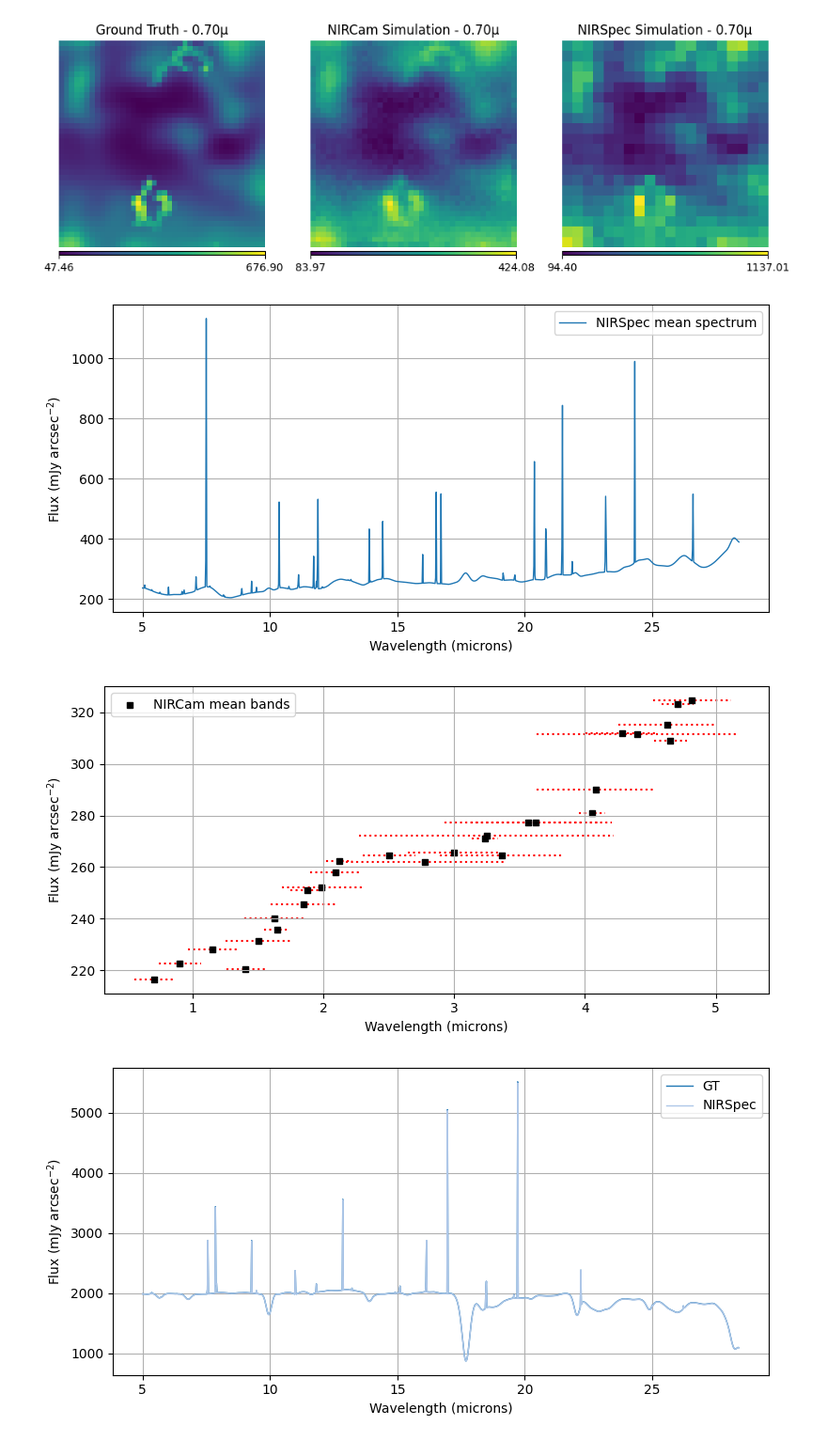
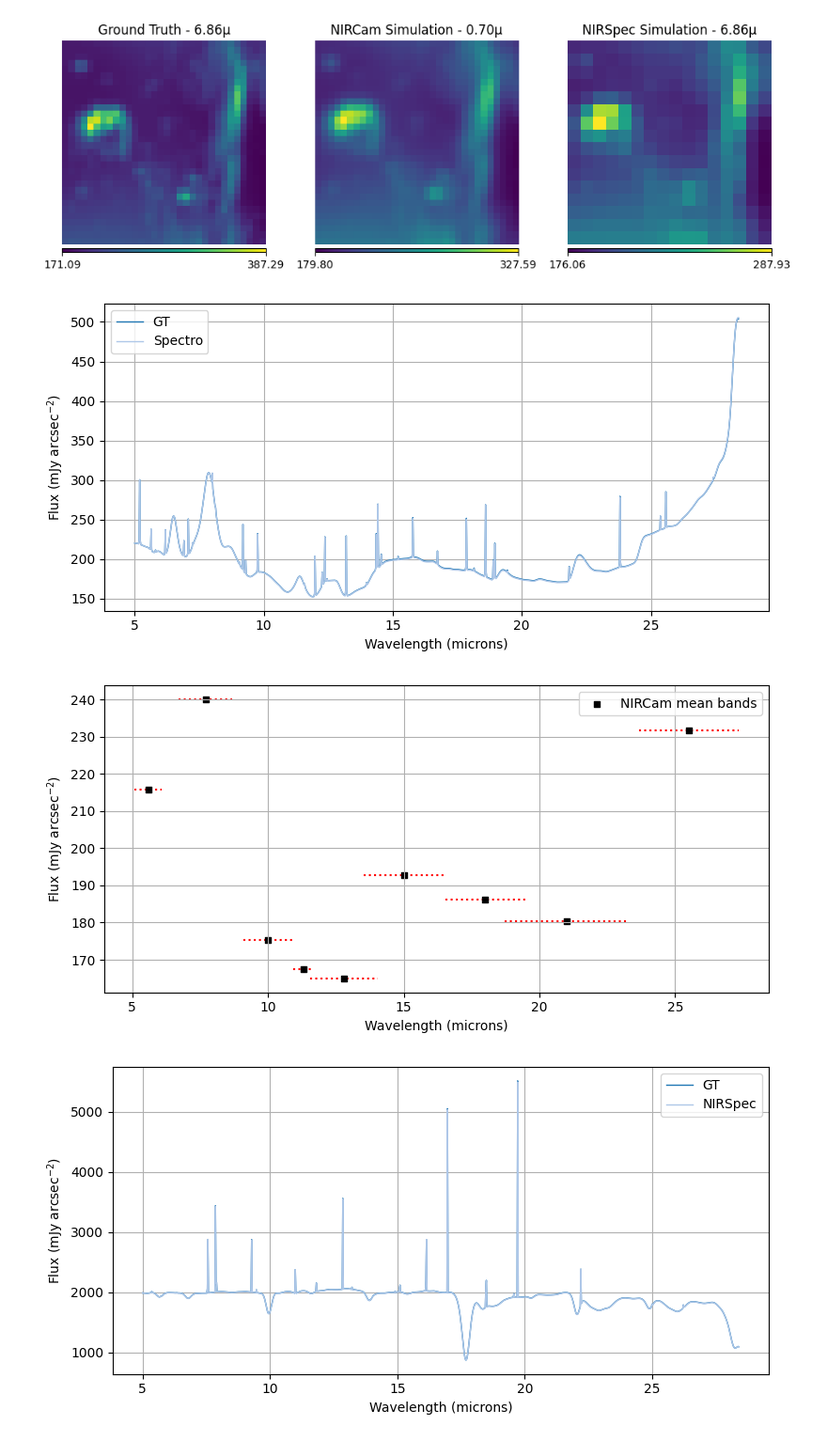
Before and after one commit to Pierre-LaurentC/MS-HS-Fusion-Study-Case, a Jupyter notebook: prepare_new_test.ipynb, the cells around one changed output. Shown: that part at 94% size. Drawn from its saved outputs; the diff is of its cells as text; code cells hidden in the pictures.

```diff
--- a/prepare_new_test.ipynb
+++ b/prepare_new_test.ipynb
@@ -204,34 +247,39 @@ spectro_model_fast = instrument_models.Spectrometer_Model_fast(
 # )
 # %%
 
-# MS_fast = imager_model_fast.forward(true_maps, mixture_specs)[:, margin//2:-margin//2, margin//2:-margin//2]
+MS = imager_model_fast.forward(true_maps, mixture_specs)[:, margin//2:-margin//2, margin//2:-margin//2]
 # MS = imager_model.forward(true_maps, mixture_specs)[:, margin//2:-margin//2, margin//2:-margin//2]
-HS = spectro_model.forward(true_maps, mixture_specs, decimate=True)[:, (margin//2)//di:-(margin//2)//di, (margin//2)//dj:-(margin//2)//dj]
-HS_fast = spectro_model_fast.forward(true_maps, mixture_specs, decimate=True)[:, (margin//2)//di:-(margin//2)//di, (margin//2)//dj:-(margin//2)//dj]
+
+
+if decimate:
+    HS = spectro_model.forward(true_maps, mixture_specs, decimate=decimate)[:, (margin//2)//di:-(margin//2)//di, (margin//2)//dj:-(margin//2)//dj]
+else:
+    HS = spectro_model.forward(true_maps, mixture_specs, decimate=decimate)[:, margin//2:-margin//2, margin//2:-margin//2]
 # [:, (margin//2)//di:-(margin//2)//di, (margin//2)//dj:-(margin//2)//dj]
 
 
 # spectro_model_flat = instrument_models.Spectro_Model_3(
-#     NIRSpec_PSF, L_pce_NIRSpec, di, dj, wavelength_NIRSpec, L_specs_1, size, old_model=False
+#     spectro_PSF, spectro_PCE, di, dj, wavelength, L_specs_1, size, old_model=False
 # )
 # spectro_flat = spectro_model_flat.forward(maps_1)[:, (margin//2)//di:-(margin//2)//di, (margin//2)//dj:-(margin//2)//dj]
 
+spectro_flat = np.load(f"/home/plcristille/dev/JWST/NIRCam_NIRSpec/NIRSpec_spectra/FLAT_{path_instr}spectro{new_psfs_path}.npy")
 
 # imager_model = instrument_models.Mirim_Model_For_Fusion(
-#     NIRCam_PSF, NIRCam_pce, wavelength_NIRSpec, L_specs, size, di, dj,
+#     NIRCam_PSF, imager_pce, wavelength, L_specs, size, di, dj,
 # )
 # spectro_model = instrument_models.Spectro_Model_3(
-#     NIRSpec_PSF, L_pce_NIRSpec, di, dj, wavelength_NIRSpec, L_specs, size, old_model=False
+#     spectro_PSF, spectro_PCE, di, dj, wavelength, L_specs, size, old_model=False
 # )
 
 # MS = imager_model.forward(maps)[:, margin//2:-margin//2, margin//2:-margin//2]
 # HS = spectro_model.forward(maps)[:, (margin//2)//di:-(margin//2)//di, (margin//2)//dj:-(margin//2)//dj]
 
-# GT = GT[:, margin//2:-margin//2, margin//2:-margin//2]
+GT_cut = GT[:, margin//2:-margin//2, margin//2:-margin//2]
 
 
-# print(f"GT : {GT.shape}, MS : {MS.shape}, HS : {HS.shape}")
-# np.save(f"/home/plcristille/dev/JWST/Hubble/data/Datasets/HDF5/Test/GT_NIR_{GT.shape[0]}_{GT.shape[1]}.npy", GT)
-# np.save(f"/home/plcristille/dev/JWST/Hubble/data/Datasets/HDF5/Test/NIRCam_{GT.shape[0]}_{GT.shape[1]}.npy", MS)
-# np.save(f"/home/plcristille/dev/JWST/Hubble/data/Datasets/HDF5/Test/NIRSpec_{GT.shape[0]}_{GT.shape[1]}.npy", HS)
+print(f"GT : {GT.shape}, MS : {MS.shape}, HS : {HS.shape}")
+np.save(f"/home/plcristille/dev/JWST/Hubble/data/Datasets/HDF5/Test/GT_{path_instr}{GT_cut.shape[0]}_{GT_cut.shape[1]}{new_psfs_path}.npy", GT_cut)
+np.save(f"/home/plcristille/dev/JWST/Hubble/data/Datasets/HDF5/Test/imager_{path_instr}{GT_cut.shape[0]}_{GT_cut.shape[1]}{new_psfs_path}.npy", MS)
+np.save(f"/home/plcristille/dev/JWST/Hubble/data/Datasets/HDF5/Test/spectro_{path_instr}{GT_cut.shape[0]}_{GT_cut.shape[1]}{new_psfs_path}.npy", HS)
 # %% [output]
@@ -248,32 +287,35 @@ plot_sampled_images([HS_fast[800], HS[800]])
 # %%
-NOISE = True
+NOISE = False
 
 if NOISE:
     snr_MS = 35
     snr_HS = 35
     snr_poisson = 150
 
     ms_poisson = add_poisson_noise(MS, [snr_poisson])
     hs_poisson = add_poisson_noise(HS, [snr_poisson])
 
     ms_final = noise_data_for_snr(ms_poisson, [snr_MS])[0][0]
     hs_final = noise_data_for_snr(hs_poisson, [snr_HS])[0][0]
 else:
     snr_MS = "inf"
     snr_HS = "inf"
     ms_final = MS
     hs_final = HS
 
-b_MS, b_HS = 0, 35
-plot_sampled_images([GT[b_HS], ms_final[b_MS], hs_final[b_HS]], cbar=True, cbar_position='bottom', size=(10,10),
-                    filters=[f"Ground Truth - {lamb_cube[b_HS]:.2f}µ", f"NIRCam Simulation - 0.70µ", f"NIRSpec Simulation - {lamb_cube[b_HS]:.2f}µ"],
-                    savepath="/home/plcristille/dev/JWST/Hubble/media/Simulation_results.pdf")
-plot_spec([GT.mean(axis=(1,2))], filters=["NIRSpec mean spectrum"], savepath="/home/plcristille/dev/JWST/Hubble/media/NIRSpec_mean.pdf")
-plot_spec([ms_final.mean(axis=(1,2))], filters=["NIRCam mean bands"], savepath="/home/plcristille/dev/JWST/Hubble/media/NIRCam_mean.pdf")
+b_MS, b_HS = 0, 100
+plot_sampled_images([GT_cut[b_HS], ms_final[b_MS], (hs_final/spectro_flat)[b_HS]], cbar=True, cbar_position='bottom', size=(10,10),
+                    filters=[f"Ground Truth - {lamb_cube[b_HS]:.2f}µ", f"NIRCam Simulation - 0.70µ", f"NIRSpec Simulation - {lamb_cube[b_HS]:.2f}µ"])
+                    # savepath="/home/plcristille/dev/JWST/Hubble/media/Simulation_results.pdf")
+
+plot_spec([GT_cut.mean(axis=(1,2)), (HS/spectro_flat).mean(axis=(1,2))], filters=["GT", "Spectro"])
+            # , savepath="/home/plcristille/dev/JWST/Hubble/media/NIRSpec_mean.pdf")
+plot_spec([ms_final.mean(axis=(1,2))], filters=["NIRCam mean bands"])
+        #   savepath="/home/plcristille/dev/JWST/Hubble/media/NIRCam_mean.pdf")
 # %% [output]
-[figure, old version]
+[figure, new version]
-[figure, old version]
+[figure, new version]
-[figure, old version]
+[figure, new version]
 # %%
 # flat_response = flat.mean(axis=(1, 2))
 # hs_final_inverted = (hs_final/flat_response[:, np.newaxis, np.newaxis])
```
Also changed, not shown: parts of 8 cells of this notebook, 2 other files.
